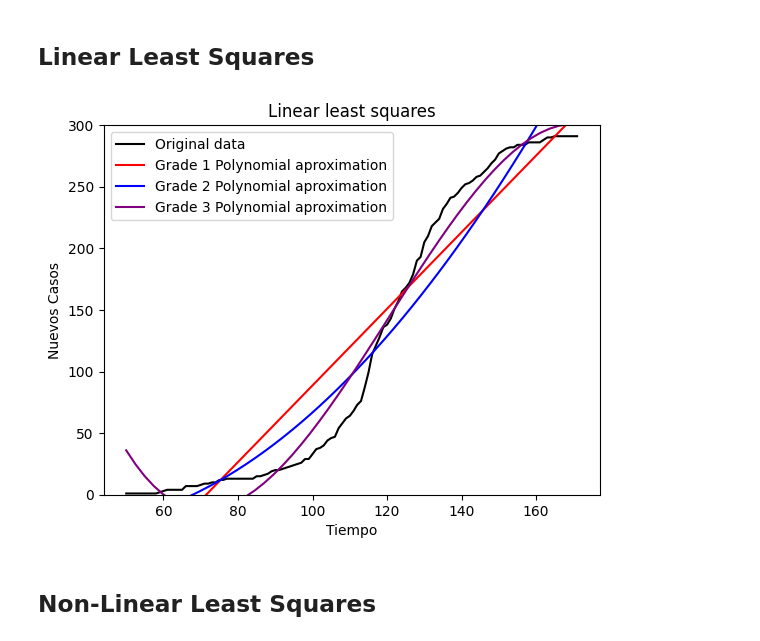
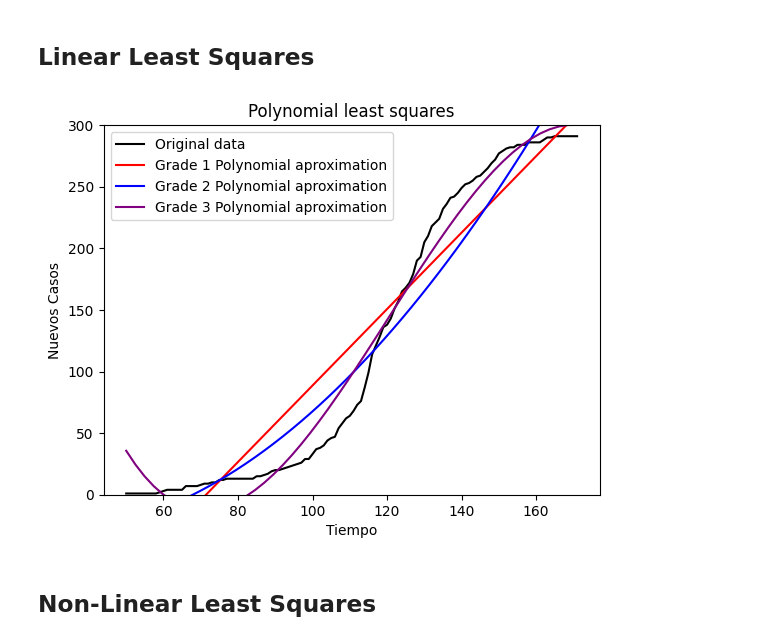
Before and after one commit to unalmedmathnum/Correa-Garcia-Lizcano-Velez, a Jupyter notebook: Tarea 2/least_squares.ipynb, the cells around one changed output. Saved outputs shown, nothing was run; the diff lists cells and outputs as text; code cells hidden in the pictures.

Commit message:
renombrar linear_least_squares a polynomial_least_squares, y documentar la funcion, ademas quitar warning molesto del final

```diff
--- a/Tarea 2/least_squares.ipynb
+++ b/Tarea 2/least_squares.ipynb
@@ -40,10 +42,27 @@ dataframe
 # %% [markdown]
 ## Linear Least Squares
 # %%
-def linear_least_squares(x, y, x_pred, n):
-    m = len(x) - 1
-    assert(n + 1 < m)
+def polynomial_least_squares(x, y, x_pred, n):
+    """
+    Evaluates P_n(x_pred) where P_n is the algebraic polynomial
+    P_n(x) = a_n x^n + a_(n-1) x^(n-1) + ... + a_1 x + a_0 of degree n < m - 1
+    choosing a_0, ..., a_n to minimize the sum of the squares error of the given points
 
+    Args:
+        x (np.array)
+        y (np.array)
+        x_pred (float)
+        n (int)
+
+    Returns:
+        (int) P_n(x_pred)
+    """
+    m = len(x) # number of points
+    assert n < m - 1
+    assert len(x) == len(y), "There are not equal number of x_cords and y_cords"
+
+    # Ap = b will be normal equations written in matrix form
+    # where x = (a_0, a_1, ..., a_n)
     A = [[0 for _ in range(n + 1)] for _ in range(n + 1)]
     b = [[0 for _ in range(1)] for _ in range(n + 1)]
 
@@ -54,30 +73,37 @@ def linear_least_squares(x, y, x_pred, n):
     for i in range(n + 1):
         b[i] = sum(y[j]*x[j]**i for j in range(m + 1))
 
-    P = np.linalg.solve(np.array(A), np.array(b))
-    return sum(P[i]*x_pred**i for i in range(n + 1))
+    # the solution of x to the system Ax=b will give the constants
+    # p = (a_0, a_1, ..., a_n)
+    # such that the polynomial P_n(x) = a_n x^n + ... + a_0
+    # minimizes the sum of squares error of the given points
+
+    p = np.linalg.solve(np.array(A), np.array(b))
+
+    # evaluate, p constains the coefficients of the polynomial of grade n
+    return sum(p[i]*x_pred**i for i in range(n + 1))
 # %%
 arr_X = jnp.array(dataframe['time'].values.astype(np.float64))
 arr_Y = jnp.array(dataframe['clin_signs'].values.astype(np.float64))
 
 x_pred = linspace(arr_X[0], arr_X[-1])
-y_pred_line =  linear_least_squares(arr_X, arr_Y, x_pred, 1)
-y_pred_parabola =  linear_least_squares(arr_X, arr_Y, x_pred, 2)
-y_pred_cubic =  linear_least_squares(arr_X, arr_Y, x_pred, 3)
+y_pred_line =  polynomial_least_squares(arr_X, arr_Y, x_pred, 1)
+y_pred_parabola =  polynomial_least_squares(arr_X, arr_Y, x_pred, 2)
+y_pred_cubic =  polynomial_least_squares(arr_X, arr_Y, x_pred, 3)
 
 plt.plot(arr_X, arr_Y, color='black', label = "Original data")
 plt.plot(x_pred, y_pred_line, color='red', label = "Grade 1 Polynomial aproximation")
 plt.plot(x_pred, y_pred_parabola, color='blue', label = "Grade 2 Polynomial aproximation")
 plt.plot(x_pred, y_pred_cubic, color='purple', label = "Grade 3 Polynomial aproximation")
 
-plt.title(f"Linear least squares")
+plt.title(f"Polynomial least squares")
 plt.xlabel('Tiempo')
 plt.ylabel('Nuevos Casos')
 plt.ylim(0, 300)
 plt.legend()
 plt.show()
 # %% [output]
-[figure, old version]
+[figure, new version]
 # %% [markdown]
 ## Non-Linear Least Squares
 # %%
```
Also changed, not shown: parts of 2 cells of this notebook.
